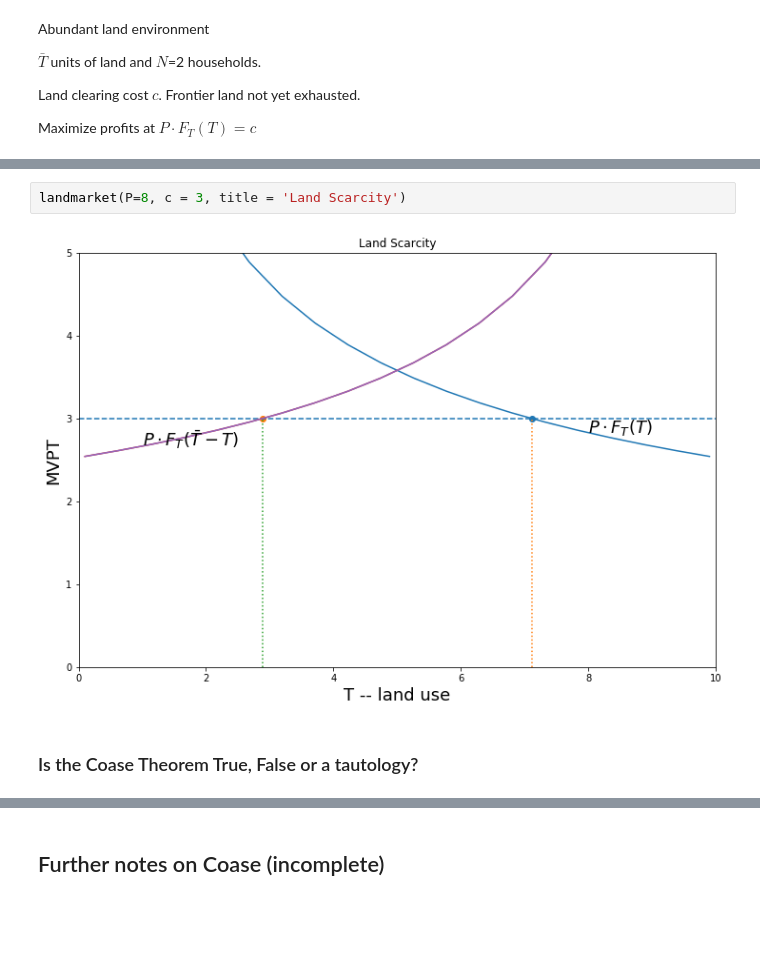
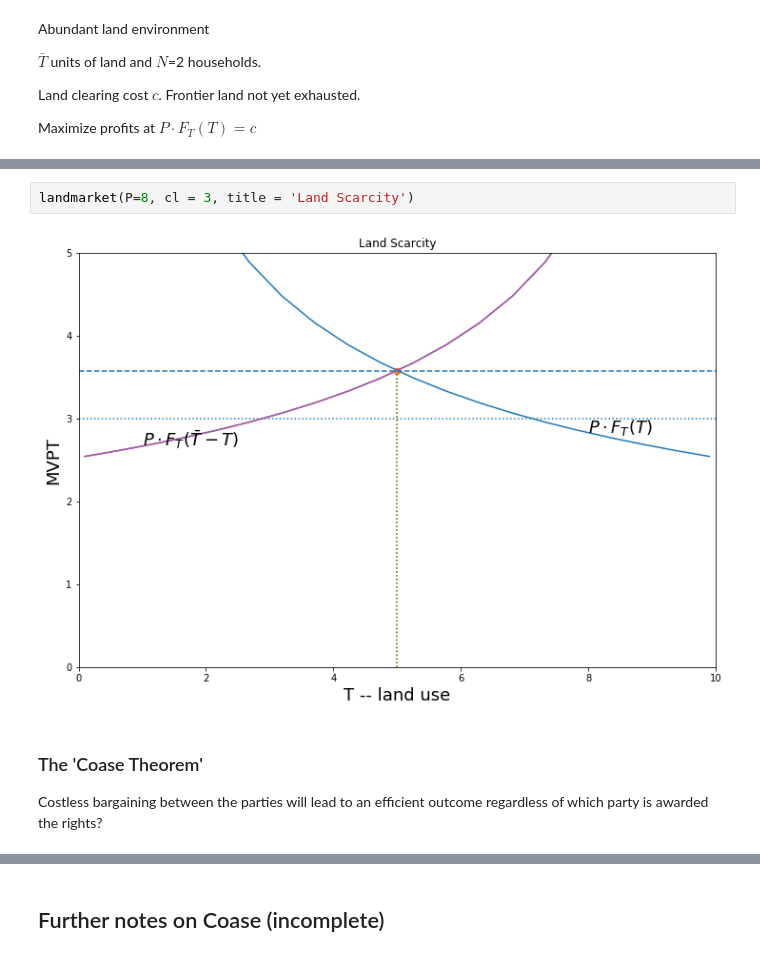
Before and after one commit to jhconning/land_uct_2019, a Jupyter notebook: notebooks/Coase.ipynb, the cells around one changed output, grey strips where cells are left out. Saved outputs shown, nothing was run; the diff lists cells and outputs as text; blank space fills up the shorter version.

```diff
--- a/notebooks/Coase.ipynb
+++ b/notebooks/Coase.ipynb
@@ -108,8 +137,10 @@ landmarket(P=5, c = 3, title = 'Open Frontier')
 # %% [output]
 [figure]
 # %%
-landmarket(P=8, c = 3, title = 'Land Scarcity')
+landmarket(P=8, cl = 3, title = 'Land Scarcity')
 # %% [output]
-[figure, old version]
+[figure, new version]
-# %% [markdown]
-### Is the Coase Theorem True, False or a tautology?
+# %% [markdown]
+### The 'Coase Theorem'
+
+Costless bargaining between the parties will lead to an efficient outcome regardless of which party is awarded the rights?
```
Also changed, not shown: parts of 44 cells of this notebook, 1 other file.
